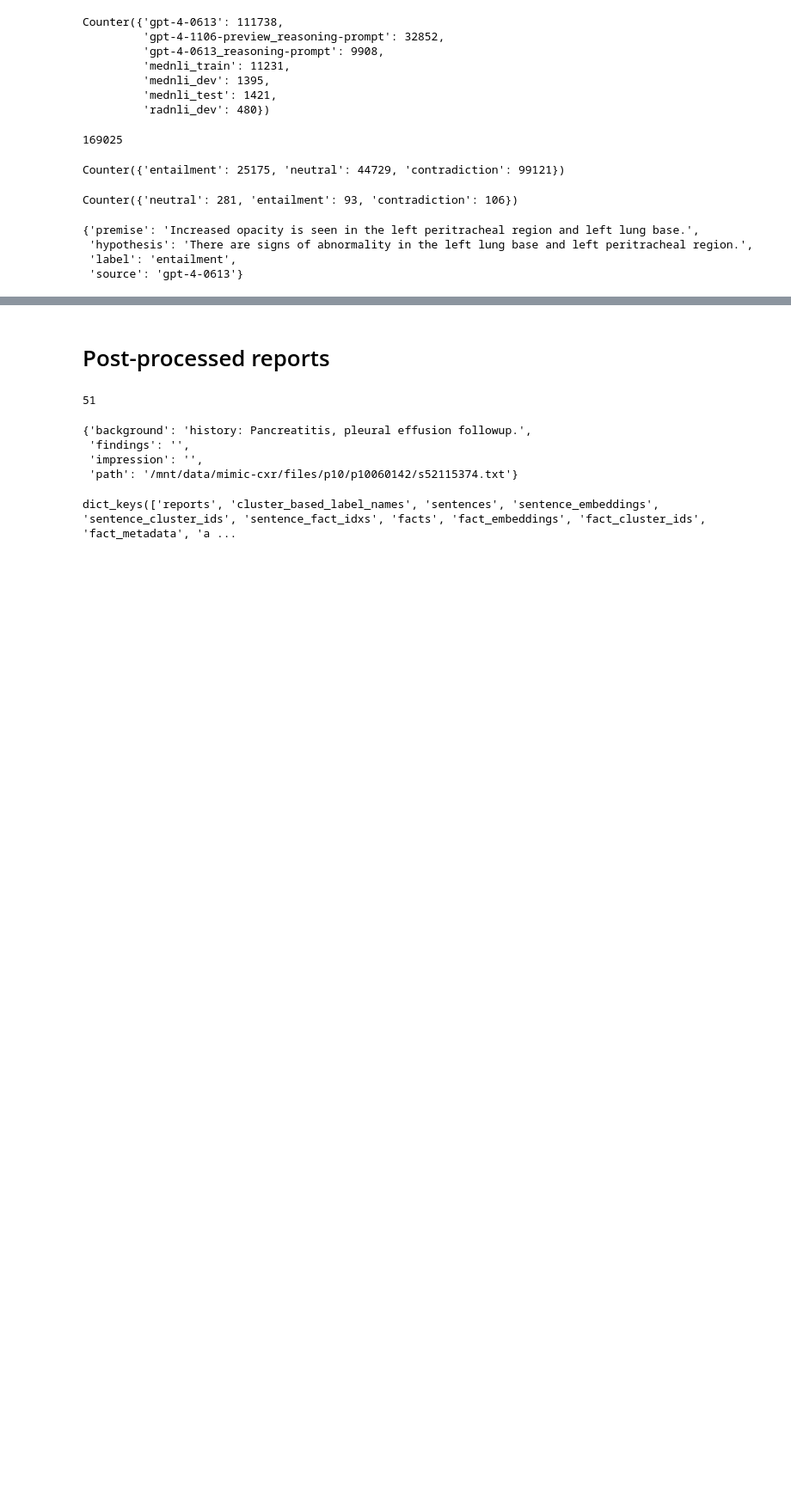
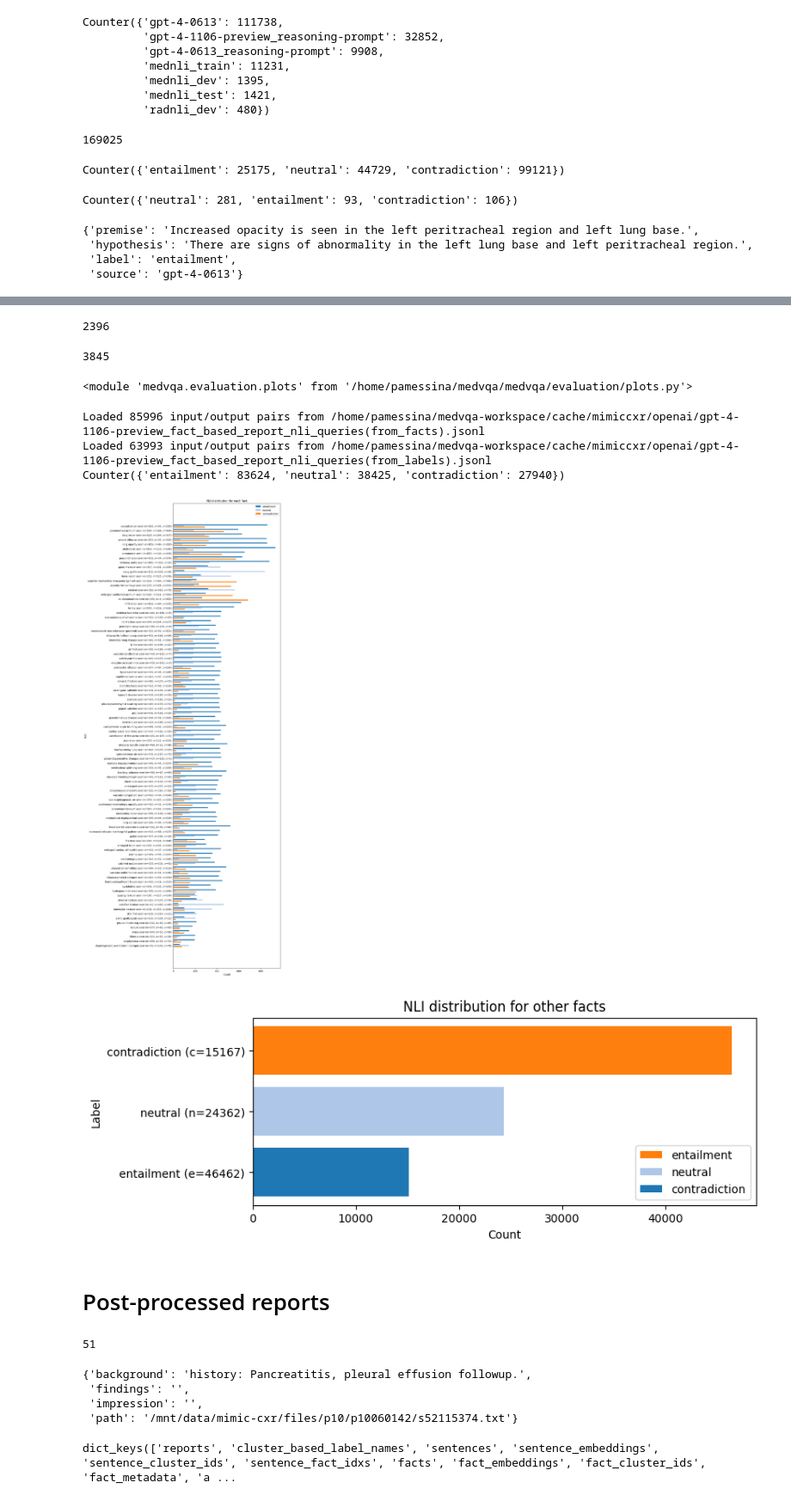
Before and after one commit to PabloMessina/MedVQA, a Jupyter notebook: medvqa/datasets/notebooks/General statistics.ipynb, the cells around one changed output, grey strips where cells are left out. Shown at 86% size. Drawn from its saved outputs; the diff is of its cells as text; code cells hidden in the pictures; blank space fills up the shorter version.

Commit message:
implement improved version of query-answer generation from reports

```diff
--- a/medvqa/datasets/notebooks/General statistics.ipynb
+++ b/medvqa/datasets/notebooks/General statistics.ipynb
@@ -621,0 +658,10 @@ integrated_nli[0]
+# %%
+tmp3 = load_jsonl('/home/pamessina/medvqa-workspace/cache/mimiccxr/openai/gpt-4-1106-preview_fact_based_report_nli_queries(from_facts,v2).jsonl')
+print(len(tmp3))
+# %% [output]
+2396
+# %%
+tmp4 = load_jsonl('/home/pamessina/medvqa-workspace/cache/mimiccxr/openai/gpt-4-1106-preview_fact_based_report_nli_queries(from_labels,v2).jsonl')
+print(len(tmp4))
+# %% [output]
+3845
@@ -622,3 +673,22 @@ integrated_nli[0]
+# %%
+reload(medvqa.evaluation.plots)
+# %% [output]
+<module 'medvqa.evaluation.plots' from '/home/pamessina/medvqa/medvqa/evaluation/plots.py'>
+# %%
+plot_nli_distribution(
+    [
+        '/home/pamessina/medvqa-workspace/cache/mimiccxr/openai/gpt-4-1106-preview_fact_based_report_nli_queries(from_facts).jsonl',
+        '/home/pamessina/medvqa-workspace/cache/mimiccxr/openai/gpt-4-1106-preview_fact_based_report_nli_queries(from_labels).jsonl',
+    ],
+    figsize1=(8,35),
+    figsize2=(8,3),
+)
+# %% [output]
+Loaded 85996 input/output pairs from /home/pamessina/medvqa-workspace/cache/mimiccxr/openai/gpt-4-1106-preview_fact_based_report_nli_queries(from_facts).jsonl
+Loaded 63993 input/output pairs from /home/pamessina/medvqa-workspace/cache/mimiccxr/openai/gpt-4-1106-preview_fact_based_report_nli_queries(from_labels).jsonl
+Counter({'entailment': 83624, 'neutral': 38425, 'contradiction': 27940})
+[figure, added]
+[figure, added]
 # %% [markdown]
 # Post-processed reports
 # %%
```
Also changed, not shown: parts of 10 cells of this notebook, 15 other files.
